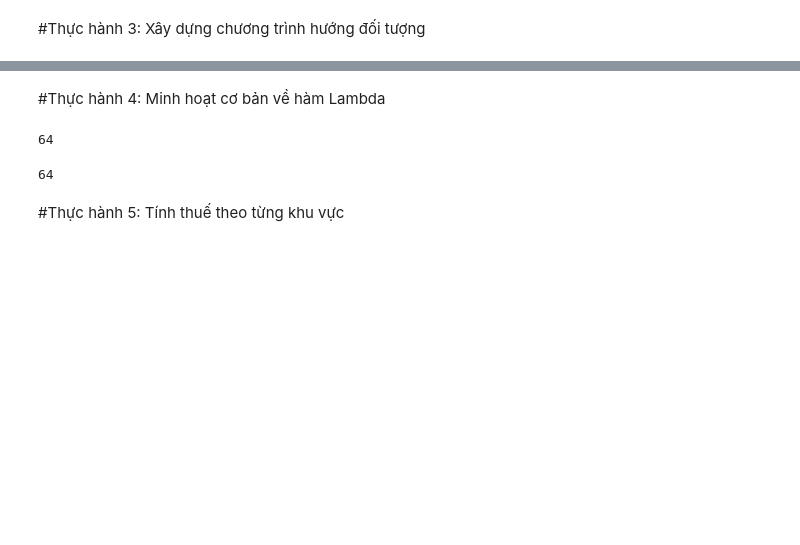
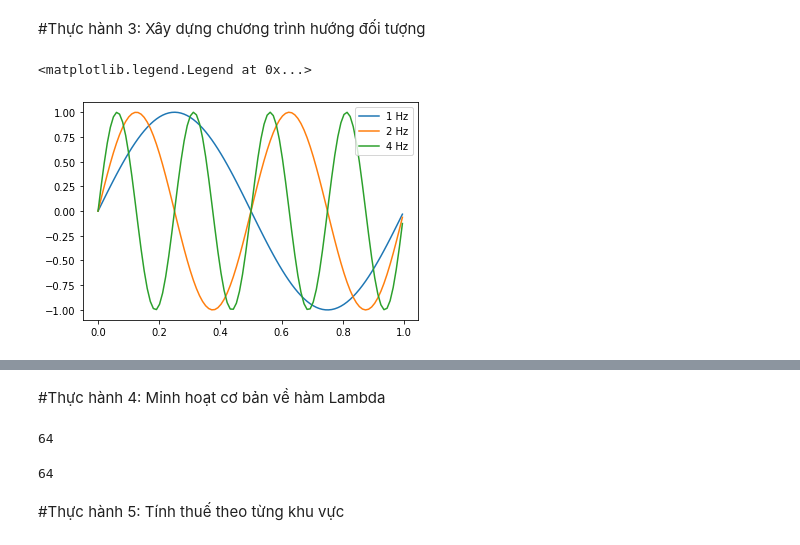
Before and after one commit to gnasche-2003/thuchanhtoancp, a Jupyter notebook: Chuong_4.ipynb, the cells around one changed output, grey strips where cells are left out. Drawn from its saved outputs; the diff is of its cells as text; code cells hidden in the pictures; blank space fills up the shorter version.

```diff
--- a/Chuong_4.ipynb
+++ b/Chuong_4.ipynb
@@ -23 +42,17 @@ t = all_time[:100]
 #Thực hành 3: Xây dựng chương trình hướng đối tượng
+# %%
+import numpy as np
+import matplotlib.pyplot as plt
+
+fs = [1,2,4]
+all_time = np.linspace(0, 2, 200)
+t = all_time[:100]
+
+for f in fs:
+  y = np.sin(2*np.pi*f*t)
+  plt.plot(t,y, label='{} Hz'.format(f))
+
+plt.legend()
+# %% [output]
+<matplotlib.legend.Legend at 0x...>
+[figure, added]
```
Also changed, not shown: parts of 5 cells of this notebook.
